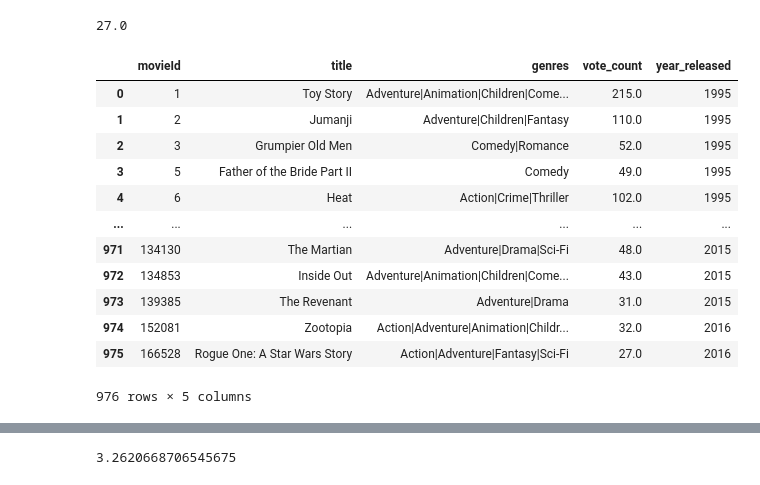
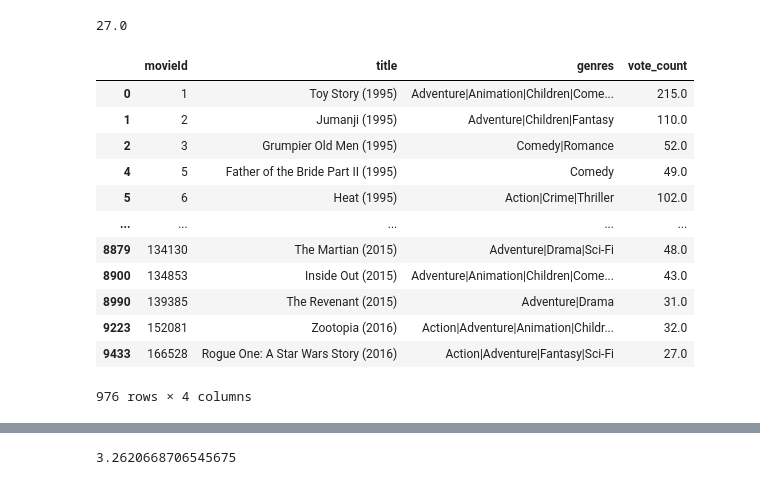
Before and after one commit to Toebzy/Recommendation-System, a Jupyter notebook: Exam/Exam.ipynb, the cells around one changed output, grey strips where cells are left out. Cells and saved outputs as stored; diff of their text form; code cells hidden in the pictures.

```diff
--- a/Exam/Exam.ipynb
+++ b/Exam/Exam.ipynb
@@ -251,2 +188,0 @@ mvrt_movies_with_no_year1.shape
-# %%
-mvrt.drop(columns=['timestamp'], inplace=True)
@@ -370,7 +310,3 @@ plt.show()
 # %%
-#Counting how many ratings each movie has
-vote_counts = mvrt['movieId'].value_counts().reset_index()
-vote_counts.columns = ['movieId', 'vote_count']
-#adding it to the mvrt dataframe
-mvrt = pd.merge(mvrt, vote_counts, on='movieId', how='left')
-mvrt.head()
+vote_counts = mvrt['movieId'].value_counts()
+mvrt['vote_count'] = mvrt['movieId'].map(vote_counts)
@@ -384,2 +312,0 @@ mvrt.head()
-# %%
-movies['year_released'] = pd.to_numeric(movies['year_released'], errors='coerce').astype('Int64')
@@ -450,10 +337,4 @@ merged_movies
 | 9740 | 193587 | Bungo Stray Dogs: Dead Apple (2018) | Action|Animation | 1.0 |
 | 9741 | 193609 | Andrew Dice Clay: Dice Rules (1991) | Comedy | 1.0 |
 9742 rows × 4 columns
-# %%
-#adding the year to the movies
-merged_movies['year_released'] = merged_movies['title'].str.extract(r'\((\d{4})\)', expand=False)
-merged_movies['title'] = merged_movies['title'].str.replace(r'\s*\(\d{4}\)\s*', '', regex=True)
-movies['year_released'] = movies['title'].str.extract(r'\((\d{4})\)', expand=False)
-movies['title'] = movies['title'].str.replace(r'\s*\(\d{4}\)\s*', '', regex=True)
 # %%
@@ -463,23 +343,20 @@ print(m)
 # %% [output]
 27.0
 # %%
-#only keeping the movies with more than m (27) votes, in a new dataframe called q_movies.
 q_movies = merged_movies.copy().loc[merged_movies['vote_count'] >= m]
-#reseting the index for easier to read dataframe
-q_movies = q_movies.reset_index(drop=True)
 q_movies
 # %% [output]
-|  | movieId | title | genres | vote_count | year_released |
-| 0 | 1 | Toy Story | Adventure|Animation|Children|Come... | 215.0 | 1995 |
-| 1 | 2 | Jumanji | Adventure|Children|Fantasy | 110.0 | 1995 |
-| 2 | 3 | Grumpier Old Men | Comedy|Romance | 52.0 | 1995 |
-| 3 | 5 | Father of the Bride Part II | Comedy | 49.0 | 1995 |
-| 4 | 6 | Heat | Action|Crime|Thriller | 102.0 | 1995 |
-| ... | ... | ... | ... | ... | ... |
-| 971 | 134130 | The Martian | Adventure|Drama|Sci-Fi | 48.0 | 2015 |
-| 972 | 134853 | Inside Out | Adventure|Animation|Children|Come... | 43.0 | 2015 |
-| 973 | 139385 | The Revenant | Adventure|Drama | 31.0 | 2015 |
-| 974 | 152081 | Zootopia | Action|Adventure|Animation|Childr... | 32.0 | 2016 |
-| 975 | 166528 | Rogue One: A Star Wars Story | Action|Adventure|Fantasy|Sci-Fi | 27.0 | 2016 |
+|  | movieId | title | genres | vote_count |
+| 0 | 1 | Toy Story (1995) | Adventure|Animation|Children|Come... | 215.0 |
+| 1 | 2 | Jumanji (1995) | Adventure|Children|Fantasy | 110.0 |
+| 2 | 3 | Grumpier Old Men (1995) | Comedy|Romance | 52.0 |
+| 4 | 5 | Father of the Bride Part II (1995) | Comedy | 49.0 |
+| 5 | 6 | Heat (1995) | Action|Crime|Thriller | 102.0 |
+| ... | ... | ... | ... | ... |
+| 8879 | 134130 | The Martian (2015) | Adventure|Drama|Sci-Fi | 48.0 |
+| 8900 | 134853 | Inside Out (2015) | Adventure|Animation|Children|Come... | 43.0 |
+| 8990 | 139385 | The Revenant (2015) | Adventure|Drama | 31.0 |
+| 9223 | 152081 | Zootopia (2016) | Action|Adventure|Animation|Childr... | 32.0 |
+| 9433 | 166528 | Rogue One: A Star Wars Story (2016) | Action|Adventure|Fantasy|Sci-Fi | 27.0 |
-976 rows × 5 columns
+976 rows × 4 columns
 # %%
```
Also changed, not shown: parts of 83 cells of this notebook, 5 other files.
